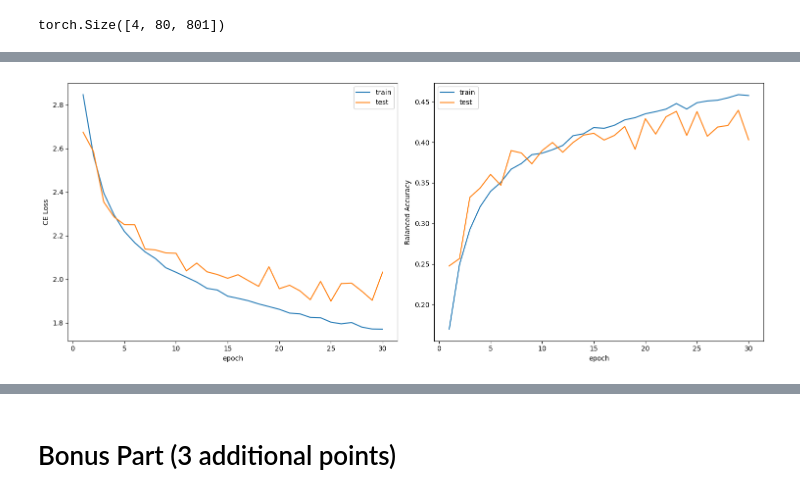
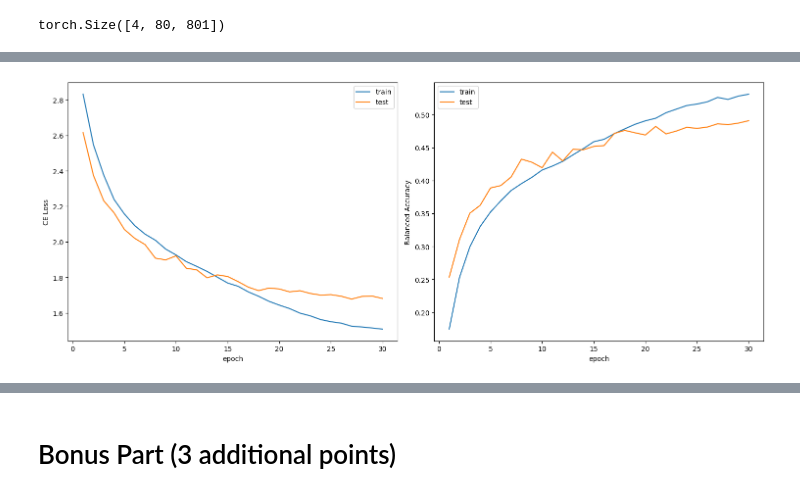
Before and after one commit to LiableFish/speech_course, a Jupyter notebook: week_02_vad_sed/homework.ipynb, the cells around one changed output, grey strips where cells are left out. Saved outputs shown, nothing was run; the diff lists cells and outputs as text; code cells hidden in the pictures.

```diff
--- a/week_02_vad_sed/homework.ipynb
+++ b/week_02_vad_sed/homework.ipynb
@@ -119,17 +119,14 @@ mfcc= [
 
 time_masking = itertools.chain.from_iterable(
     [
-        torchaudio.transforms.TimeMasking(time_mask_param=80, iid_masks=True, p=0.2),
-    ]
-    for _ in range(4)
-)
-
-freq_masking = itertools.chain.from_iterable(
-    [
-        torchaudio.transforms.FrequencyMasking(freq_mask_param=15, iid_masks=True),
+        torchaudio.transforms.TimeMasking(time_mask_param=40, iid_masks=True, p=0.1),
     ]
     for _ in range(2)
 )
+
+freq_masking = [
+    torchaudio.transforms.FrequencyMasking(freq_mask_param=8, iid_masks=True),
+]
 # %%
 transform_train = nn.Sequential(
     # *wav_augmentations,
@@ -423,6 +413,7 @@ def train(
     optimizer: torch.optim.Optimizer,
     batch_size: int = 256,
     epochs: int = 10,
+    scheduler: torch.optim.lr_scheduler.LRScheduler = None,
 ) -> TrainerState:
 
     state = TrainerState()
@@ -437,6 +428,9 @@ def train(
             model, testset, optimizer, batch_size, train=False
         )
 
+        if scheduler is not None:
+            scheduler.step()
+
         state.epoch += 1
         state.train_losses.append(train_loss)
         state.test_losses.append(test_loss)
@@ -725,8 +729,15 @@ Number of parameters is  292880
 # %%
 set_seed(42)
-model = model.to(DEVICE)
+model = Conv1DWithAvgPoolModel(
+    in_dim=dummy_batch[0].shape[1],
+    out_dim=N_CLASSES,
+    hidden=FEATS,
+    dropout=0.25,
+).to(DEVICE)
+EPOCHS = 30
 opt = optim.AdamW(model.parameters(), lr=1e-3, weight_decay=0.1)
-train_state = train(model, opt, batch_size=64, epochs=30)
+scheduler = optim.lr_scheduler.CosineAnnealingLR(opt, T_max=EPOCHS, eta_min=1e-5)
+train_state = train(model, opt, batch_size=64, epochs=EPOCHS, scheduler=scheduler)
 # %% [output]
-[figure, old version]
+[figure, new version]
 Epoch 30
```
Also changed, not shown: parts of 12 cells of this notebook, 1 other file.
